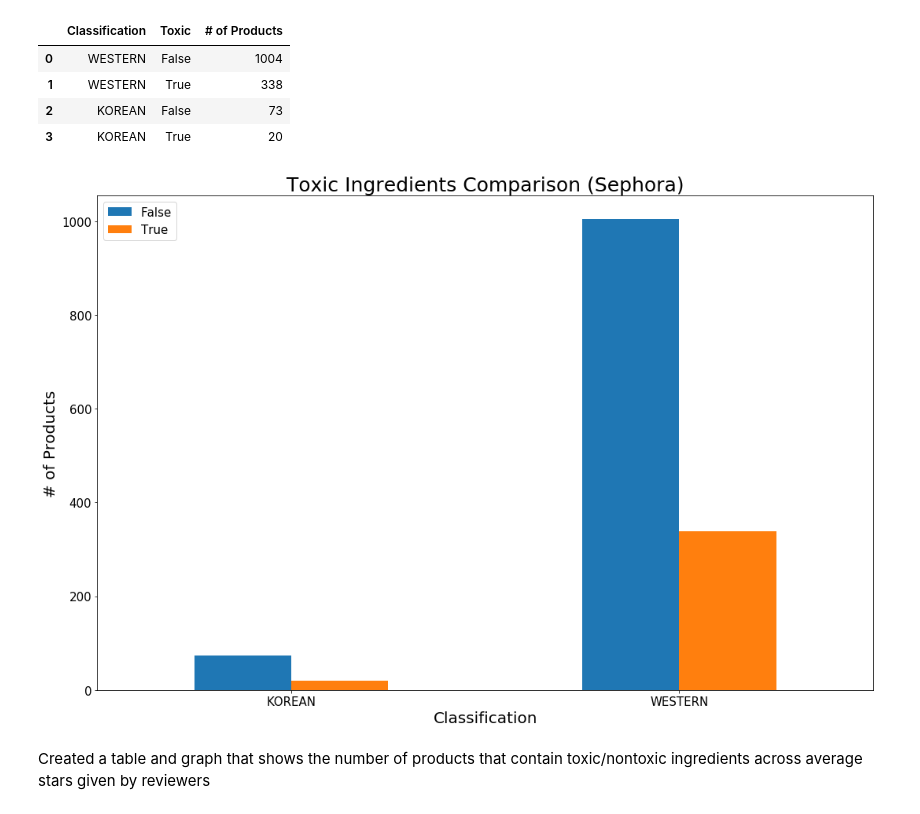
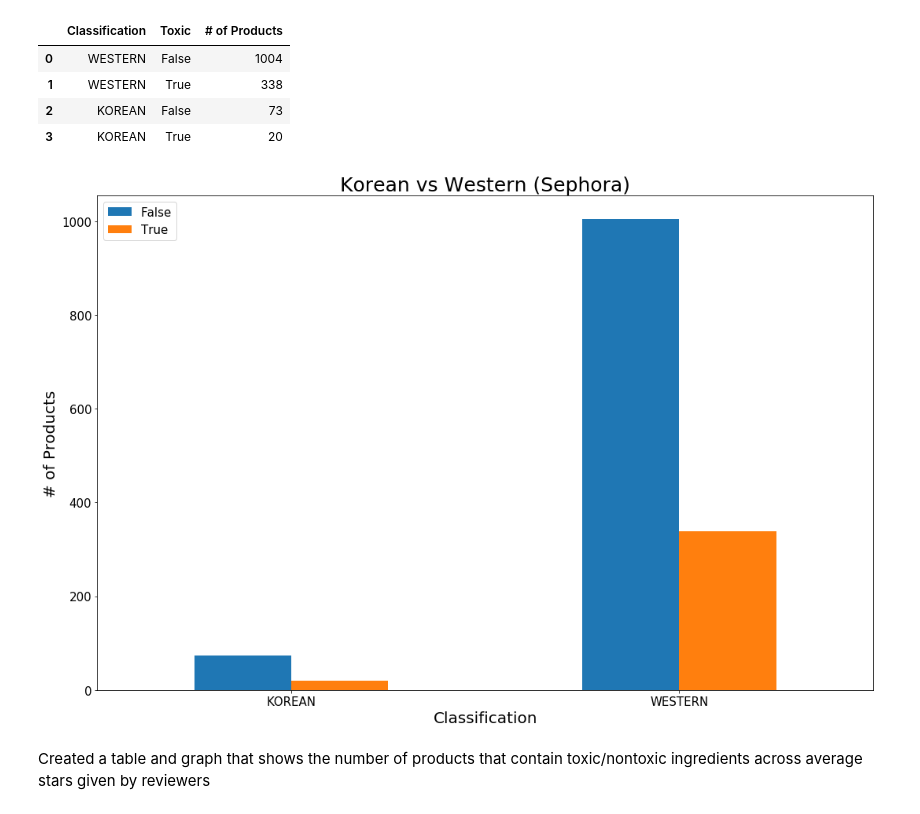
Before and after one commit to nicleong27/EastvsWest_Beauty, a Jupyter notebook: Sephora_Data_Checks.ipynb, the cells around one changed output. Cells and saved outputs as stored; diff of their text form; code cells hidden in the pictures.

```diff
--- a/Sephora_Data_Checks.ipynb
+++ b/Sephora_Data_Checks.ipynb
@@ -139,15 +139,17 @@ sephora_df_count.reset_index()
 # %%
 #Plot datapoints
 ax = sephora_df_count.groupby(['Classification', 'Toxic']).sum()['# of Products'].unstack().plot(kind='bar', stacked=False, figsize=[15,10])
 ax.set_xlabel('Classification', fontsize=20)
 ax.set_ylabel('# of Products', fontsize=20)
-ax.set_title('Toxic Ingredients Comparison (Sephora)', fontsize=25)
+ax.set_title('Korean vs Western (Sephora)', fontsize=25)
 ax.tick_params(axis='both', labelsize=15)
 ax.legend(loc='upper left', fontsize=15)
 ax.tick_params(axis='x', rotation=0)
 plt.tight_layout()
+
+plt.savefig('images/Toxic_Comparison.png')
 # %% [output]
-[figure, old version]
+[figure, new version]
 # %% [markdown]
 Created a table and graph that shows the number of products that contain toxic/nontoxic ingredients across average stars given by reviewers
 # %%
```
Also changed, not shown: parts of 3 cells of this notebook.
